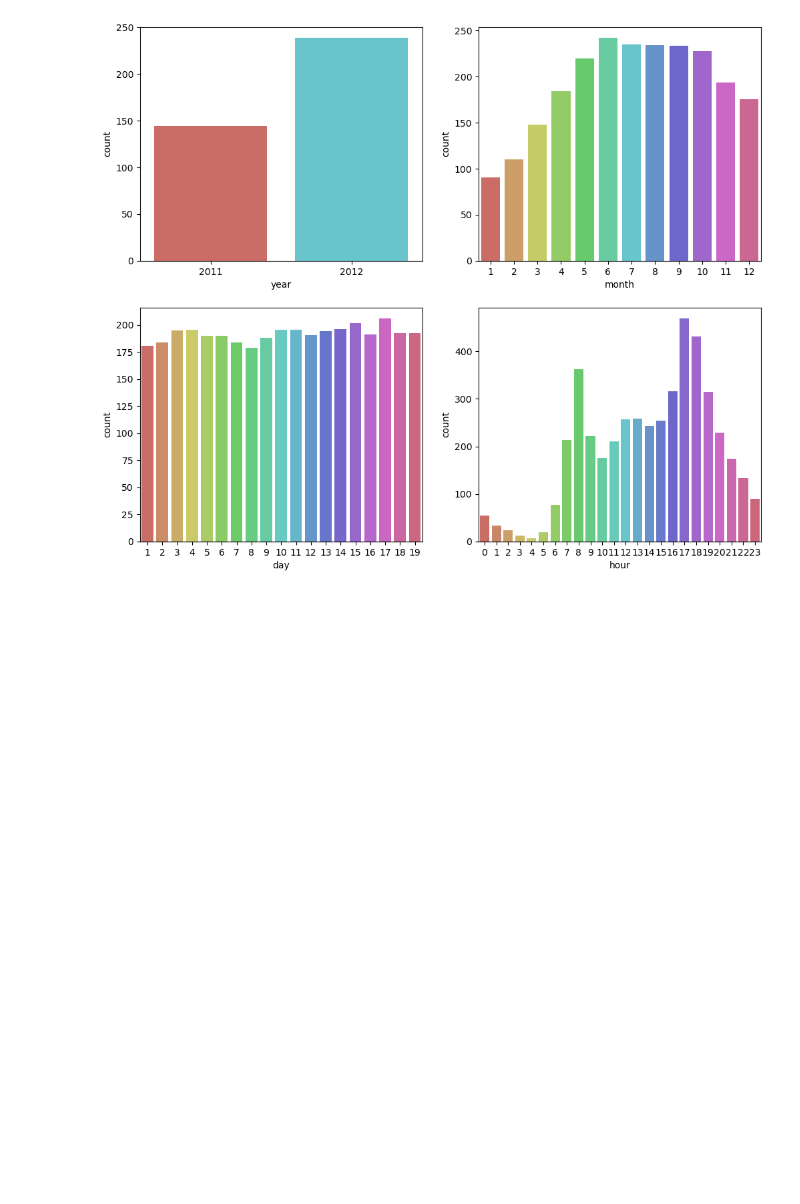
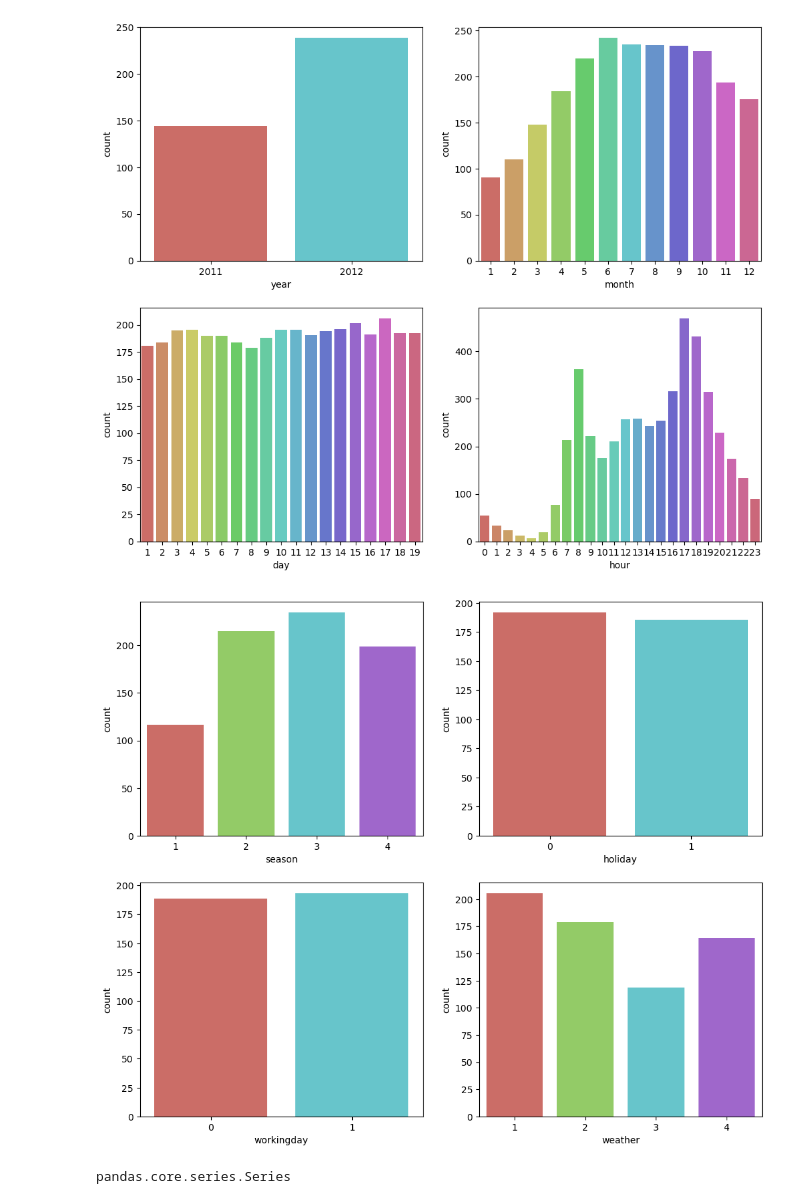
Before and after one commit to Ja-efan/DataScience, a Jupyter notebook: bike_sharing_demand.ipynb, the cells around one changed output. Drawn from its saved outputs; the diff is of its cells as text; code cells hidden in the pictures; blank space fills up the shorter version.

```diff
--- a/bike_sharing_demand.ipynb
+++ b/bike_sharing_demand.ipynb
@@ -169,3 +169,30 @@ ax4 = fig.add_subplot(2,2,4)
 ax4 = sns.barplot(x='hour', y='count', data = train.groupby('hour')['count'].mean().reset_index(), palette=hls_palette)
 # %% [output]
 [figure]
+# %%
+fig = plt.figure(figsize=(12,10))
+# 계절('season')과 'count'
+ax1 = fig.add_subplot(2,2,1)
+ax1 = sns.barplot(x='season', y='count', data = train.groupby('season')['count'].mean().reset_index(), palette=hls_palette)
+
+# 휴일 여부('holiday')와 'count'
+ax2 = fig.add_subplot(2,2,2)
+ax2 = sns.barplot(x='holiday', y='count', data = train.groupby('holiday')['count'].mean().reset_index(), palette = hls_palette)
+
+# 작업일 여부('workingday')와 'count'
+ax3 = fig.add_subplot(2,2,3)
+ax3 = sns.barplot(x='workingday', y='count', data = train.groupby('workingday')['count'].mean().reset_index(), palette=hls_palette)
+
+# 날씨('weather')와 'count'
+ax4 = fig.add_subplot(2,2,4)
+ax4 = sns.barplot(x='weather', y='count', data = pd.DataFrame(train.groupby('weather')['count'].mean()), palette=hls_palette)
+
+# Why reset_index()
+# groupby() 후 reset_index()를 통해 pandas.DataFrame 형태로 변환하는 듯 하다.
+# 그냥 pandas.DataFrame()으로 묶어주어도 된다.
+# %% [output]
+[figure, added]
+# %%
+type(train.groupby('weather')['count'].mean())
+# %% [output]
+pandas.core.series.Series
```
